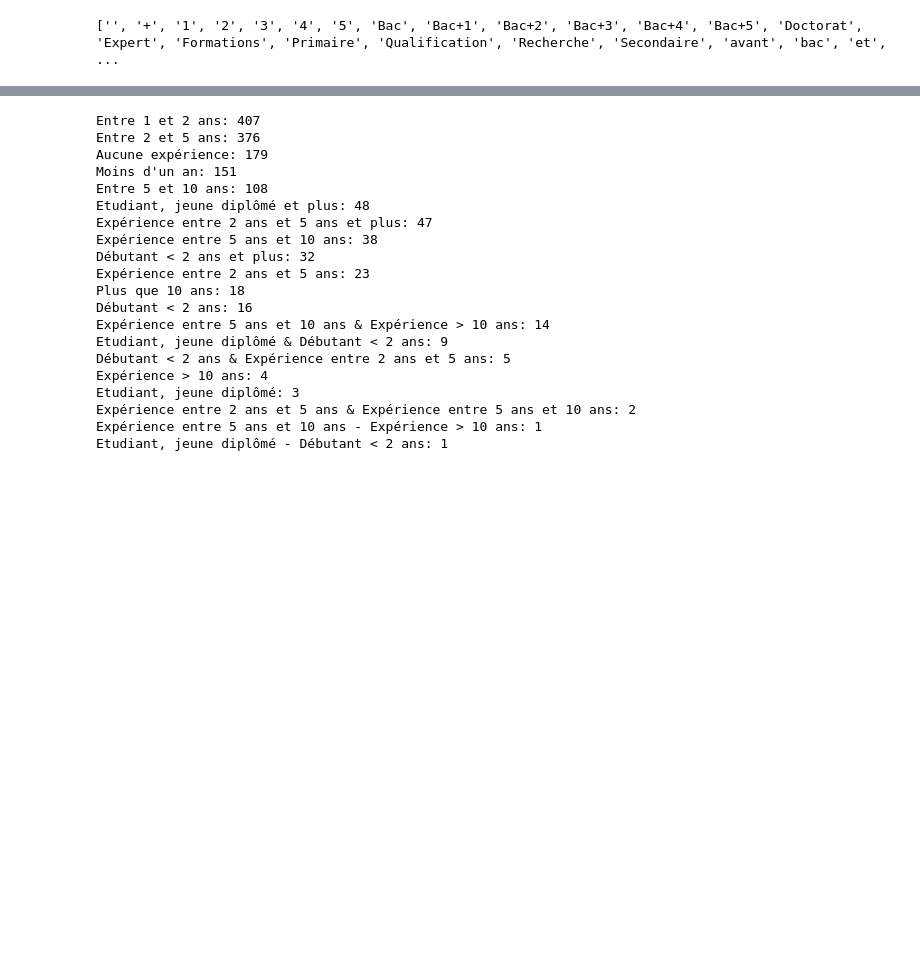
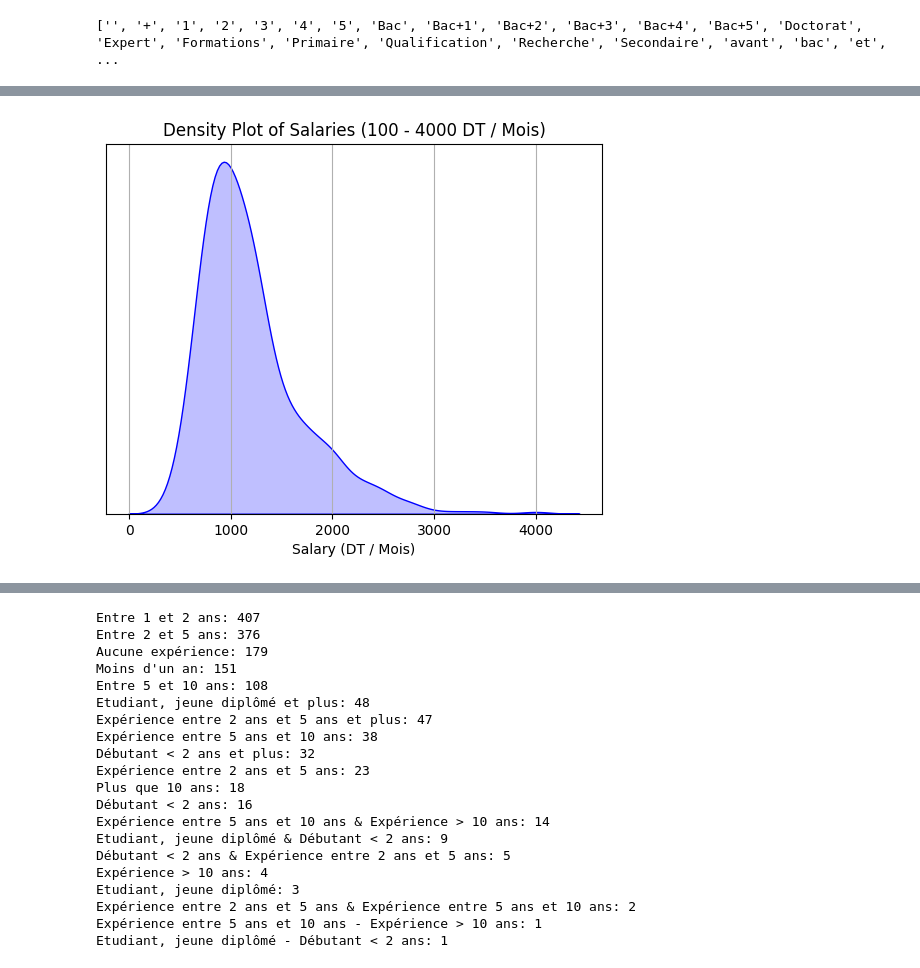
Before and after one commit to ImtiezMrad/ML-project, a Jupyter notebook: tanitjobsscrapper/data_preparation.ipynb, the cells around one changed output, grey strips where cells are left out. Saved outputs shown, nothing was run; the diff lists cells and outputs as text; code cells hidden in the pictures; blank space fills up the shorter version.

```diff
--- a/tanitjobsscrapper/data_preparation.ipynb
+++ b/tanitjobsscrapper/data_preparation.ipynb
@@ -465,0 +401,13 @@ matching_rows.head(10)
+# %%
+filtered_salaries = valid_salaries[(valid_salaries >= 100) & (valid_salaries <= 4000)]
+
+# Tracer le graphique
+sns.kdeplot(filtered_salaries, fill=True, color="blue")
+plt.title("Density Plot of Salaries (100 - 4000 DT / Mois)")
+plt.xlabel("Salary (DT / Mois)")
+plt.ylabel("")  # Suppression des labels de l'axe Y
+plt.yticks([])  # Suppression des ticks de l'axe Y
+plt.grid(True)
+plt.show()
+# %% [output]
+[figure, added]
```
Also changed, not shown: parts of 14 cells of this notebook.
